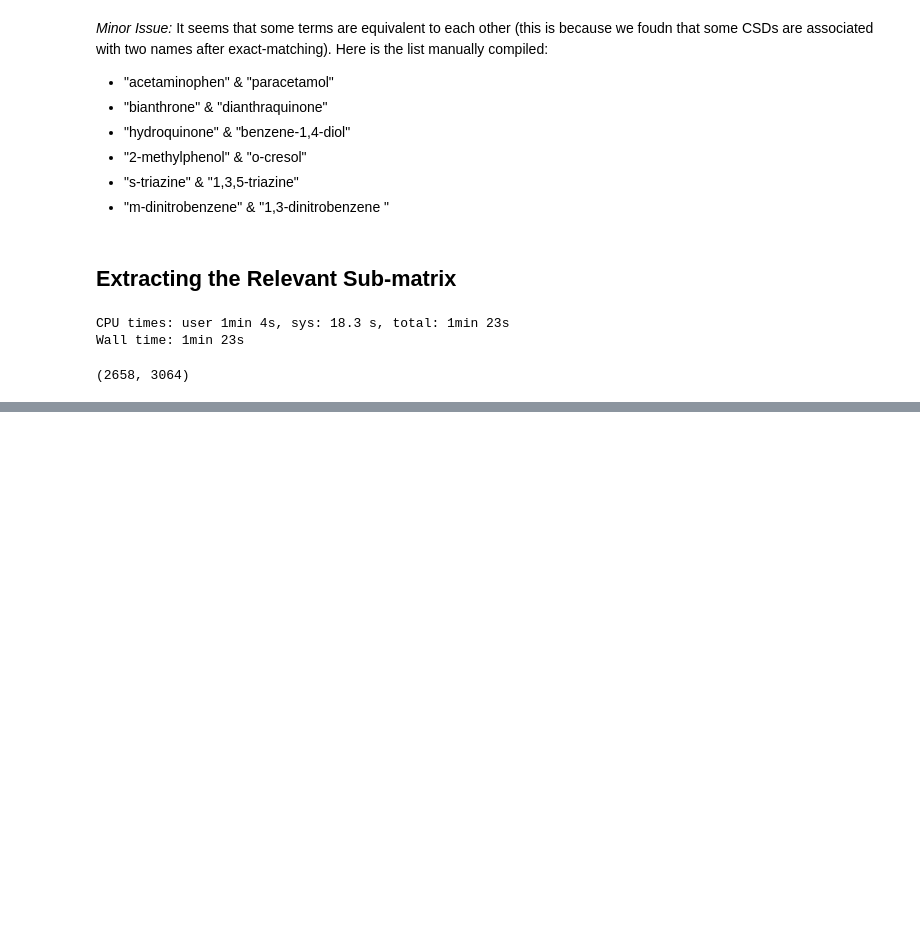
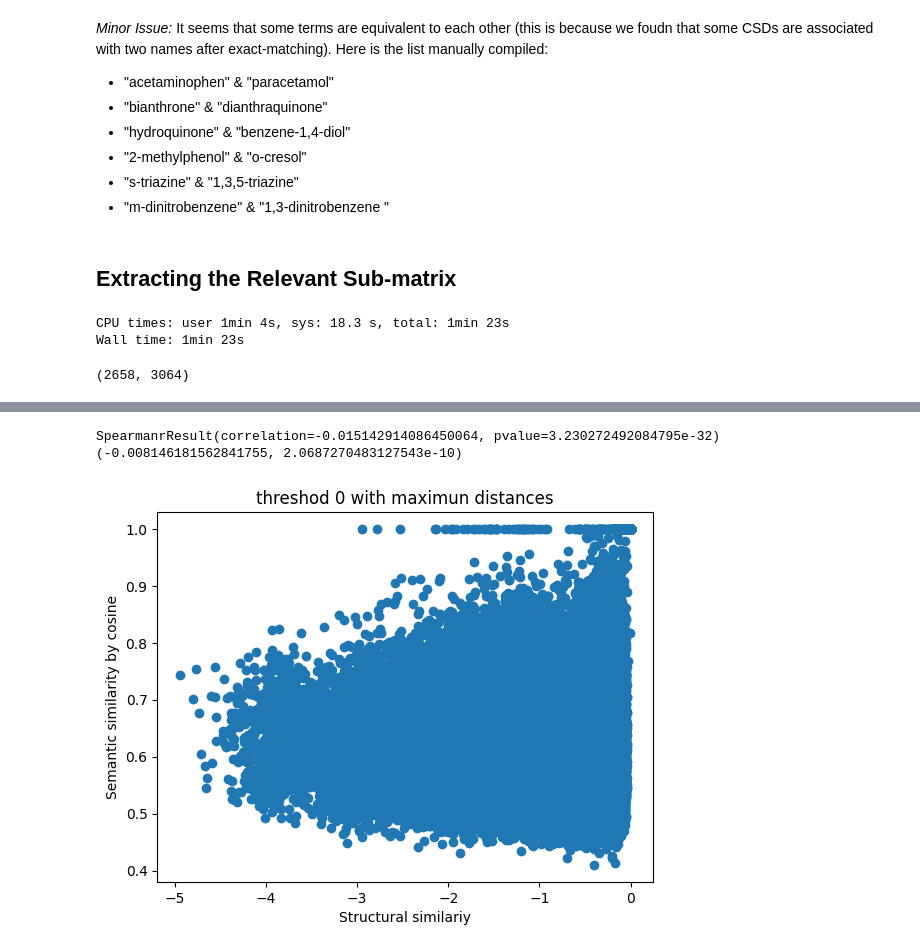
Before and after one commit to LyuZejian/CrystalEmbedding, a Jupyter notebook: Extract_Distance_Submatrix.ipynb, the cells around one changed output, grey strips where cells are left out. Drawn from its saved outputs; the diff is of its cells as text; code cells hidden in the pictures; blank space fills up the shorter version.

```diff
--- a/Extract_Distance_Submatrix.ipynb
+++ b/Extract_Distance_Submatrix.ipynb
@@ -202,0 +366,6 @@ submat=pd.read_csv('./data_c/mst_dists_submatrix.csv')
+# %%
+scatter_matrix(semi_simi_df, str_simi_df, m=0)
+# %% [output]
+SpearmanrResult(correlation=-0.015142914086450064, pvalue=3.230272492084795e-32)
+(-0.008146181562841755, 2.0687270483127543e-10)
+[figure, added]
```
Also changed, not shown: parts of 28 cells of this notebook, 2 other files.
